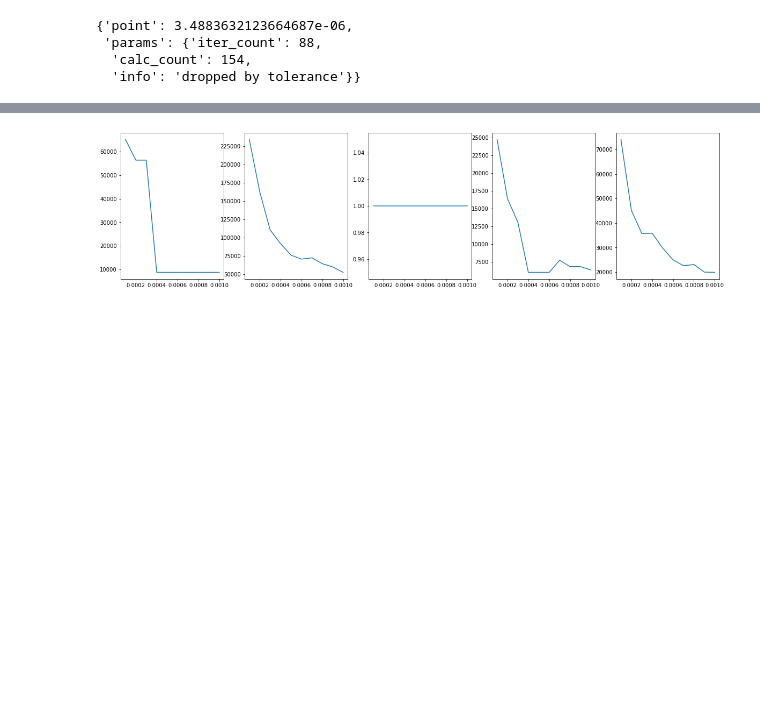
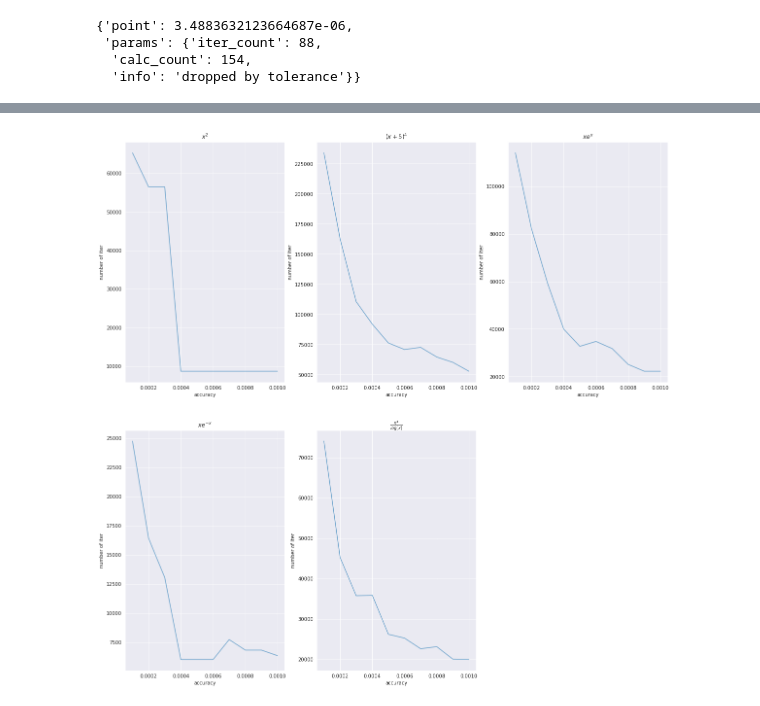
Before and after one commit to btnbrd/metopt, a Jupyter notebook: Goldstein.ipynb, the cells around one changed output, grey strips where cells are left out. Cells and saved outputs as stored; diff of their text form; code cells hidden in the pictures; blank space fills up the shorter version.

```diff
--- a/Goldstein.ipynb
+++ b/Goldstein.ipynb
@@ -130,6 +96,8 @@ derrivaties = [
     lambda x: (4*x**3)/np.log(x) - (x**3)/(np.log(x))**2
 ]
 
-borders = np.array([[-1, 10], [-6, 2], [-2, 0], [-2, 6], [1.1, 1.5]])
+func_names = np.array([r'$x^2$', r'$(x+5)^4$', r'$xe^x$', r'$xe^{-x}$', r'$\frac{x^4}{log(x)}$'])
+
+borders = np.array([[-1, 10], [-6, 2], [-2, 2], [-2, 6], [1.1, 1.5]])
 # %%
 f_ind = 4
@@ -147,9 +119,10 @@ gd(*borders[f_ind], functions[f_ind], derrivaties[f_ind], 1e-10, np.inf, 0.7, 0.
   'info': 'dropped by tolerance'}}
 # %%
 times=[]
+sns.set_style('darkgrid')
 
 f_ind = 4
-plt.figure(figsize = (20, 5))
+plt.figure(figsize = (20, 20))
 plt.ylabel('time')
 
 for f_ind in range(0, 5):
@@ -164,9 +137,11 @@ for f_ind in range(0, 5):
         end = time.time()
         times.append(end - start)
 
-    ax = plt.subplot(1, 5, f_ind+1)
-    plt.plot(accuracy_grid, times, alpha = 6)
-    plt.xlabel('accuracy')
+    ax = plt.subplot(2, 3, f_ind+1)
+    plt.plot(accuracy_grid, times, alpha = 0.6)
+    plt.title(func_names[f_ind], fontsize=15)
+    plt.xlabel('accuracy', fontsize=15)
+    plt.ylabel('time', fontsize=15)
 
     times = []
 # %% [output]
@@ -181,20 +153,23 @@ iter_counts=[]
 # %%
-
-plt.figure(figsize = (20, 5))
+plt.figure(figsize = (20, 20))
 for f_ind in range(0, 5):
     for acc in accuracy_grid:
 
         res = gd(left = borders[f_ind, 0], right = borders[f_ind, 1], function = functions[f_ind], derrivate = derrivaties[f_ind],
                  tolerance = 1e-13, max_steps = np.inf, alpha = alpha, beta = alpha + acc/100)
 
         params=res['params']
         point = res['point']
 
         iter_counts.append(params['iter_count'])
 
-    plt.subplot(1, 5, f_ind+1)
-    plt.plot(accuracy_grid, iter_counts, alpha = 6)
+    plt.subplot(2, 3, f_ind+1)
+    plt.plot(accuracy_grid, iter_counts, alpha = 0.6)
+
+    plt.xlabel('accuracy')
+    plt.ylabel('number of iter')
+    plt.title(func_names[f_ind])
     iter_counts = []
 # %% [output]
-[figure, old version]
+[figure, new version]
 # %%
```
Also changed, not shown: parts of 10 cells of this notebook, 1 other file.
